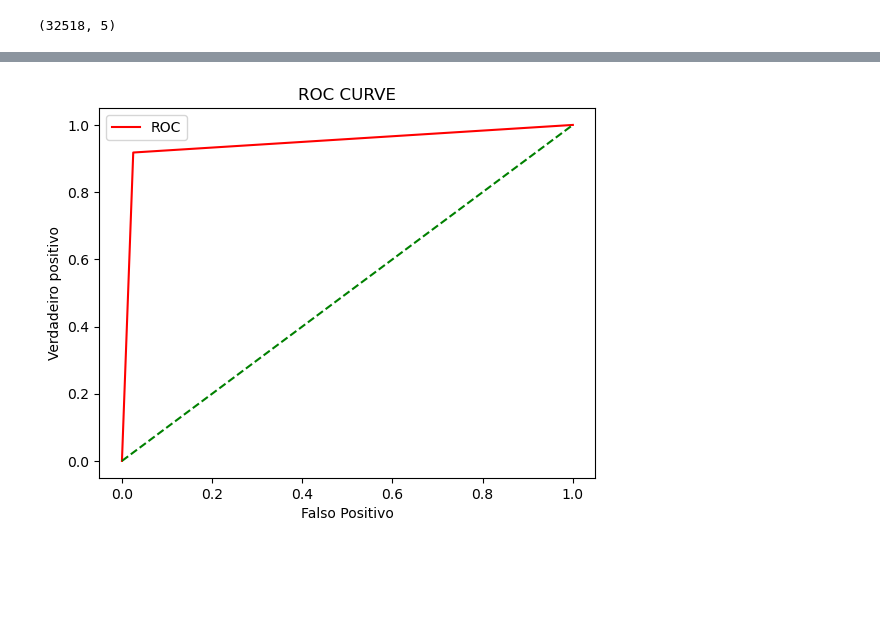
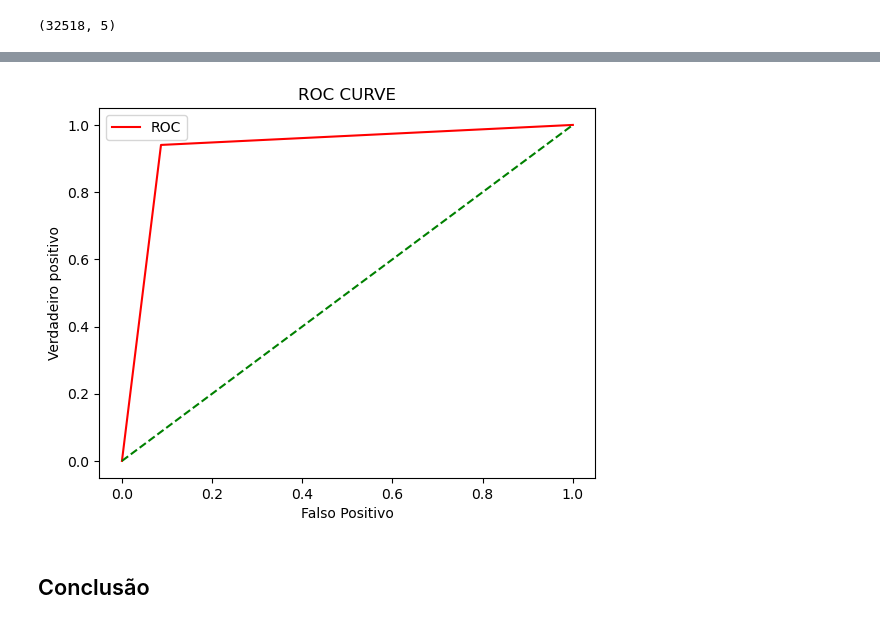
Before and after one commit to dougbatista/fiap, a Jupyter notebook: Deep learning/Notebooks/Ex_2.ipynb, the cells around one changed output, grey strips where cells are left out. Saved outputs shown, nothing was run; the diff lists cells and outputs as text; code cells hidden in the pictures; blank space fills up the shorter version.

```diff
--- a/Deep learning/Notebooks/Ex_2.ipynb
+++ b/Deep learning/Notebooks/Ex_2.ipynb
@@ -314,4 +364,6 @@ weighted avg       0.95      0.95      0.95      6504
-# %%
-plot_roc_curve(y_test_1, predicted_class)
-# %% [output]
-[figure, removed]
+# %%
+plot_roc_curve(y_test, predicted)
+# %% [output]
+[figure, added]
+# %% [markdown]
+## Conclusão
```
Also changed, not shown: parts of 36 cells of this notebook, 3 other files.
